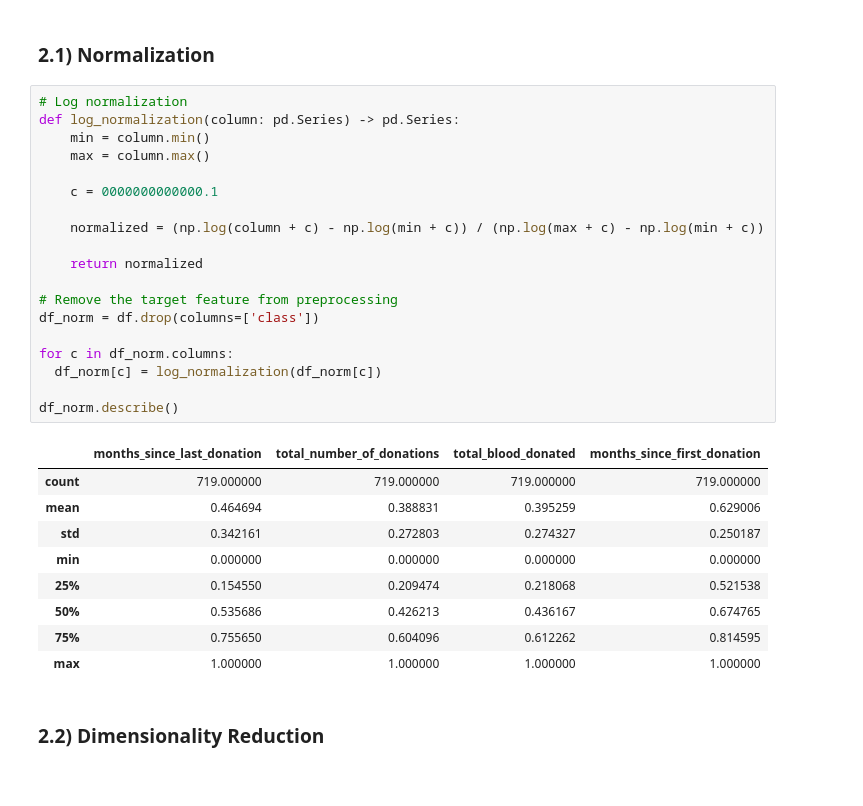
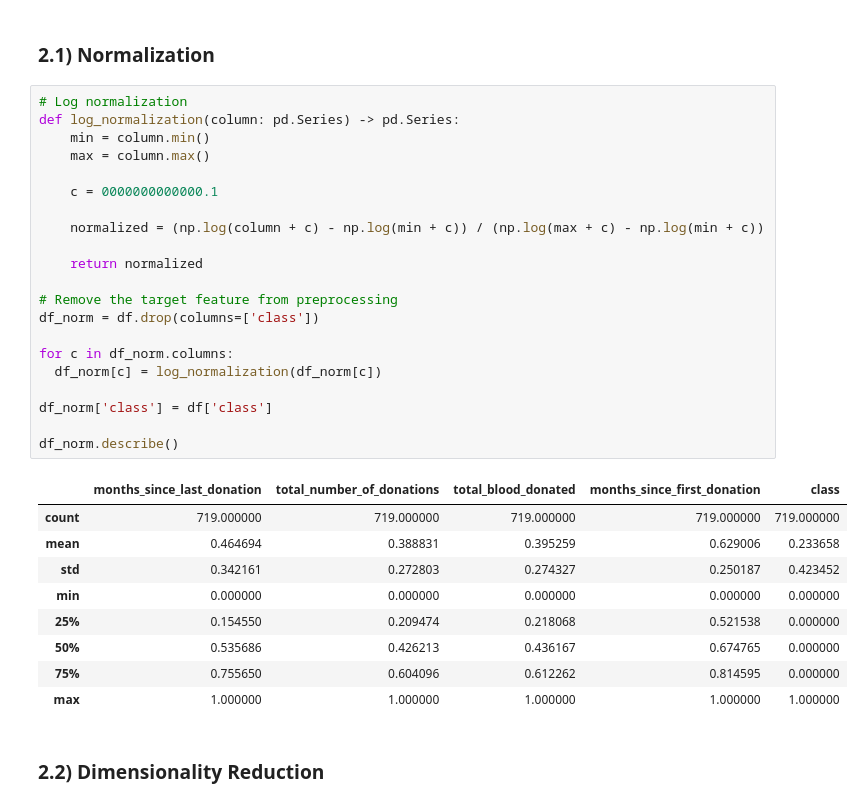
Before and after one commit to glgunderson/INFOB2DA-PA3, a Jupyter notebook: PA3_Analysis.ipynb, the cells around one changed output. Drawn from its saved outputs; the diff is of its cells as text.

```diff
--- a/PA3_Analysis.ipynb
+++ b/PA3_Analysis.ipynb
@@ -157,32 +158,34 @@ df.describe()
 # %%
 # Log normalization
 def log_normalization(column: pd.Series) -> pd.Series:
     min = column.min()
     max = column.max()
 
     c = 0000000000000.1
 
     normalized = (np.log(column + c) - np.log(min + c)) / (np.log(max + c) - np.log(min + c))
 
     return normalized
 
 # Remove the target feature from preprocessing
 df_norm = df.drop(columns=['class'])
 
 for c in df_norm.columns:
   df_norm[c] = log_normalization(df_norm[c])
 
+df_norm['class'] = df['class']
+
 df_norm.describe()
 # %% [output]
-|  | months_since_last_donation | total_number_of_donations | total_blood_donated | months_since_first_donation |
-| count | 719.000000 | 719.000000 | 719.000000 | 719.000000 |
-| mean | 0.464694 | 0.388831 | 0.395259 | 0.629006 |
-| std | 0.342161 | 0.272803 | 0.274327 | 0.250187 |
-| min | 0.000000 | 0.000000 | 0.000000 | 0.000000 |
-| 25% | 0.154550 | 0.209474 | 0.218068 | 0.521538 |
-| 50% | 0.535686 | 0.426213 | 0.436167 | 0.674765 |
-| 75% | 0.755650 | 0.604096 | 0.612262 | 0.814595 |
-| max | 1.000000 | 1.000000 | 1.000000 | 1.000000 |
+|  | months_since_last_donation | total_number_of_donations | total_blood_donated | months_since_first_donation | class |
+| count | 719.000000 | 719.000000 | 719.000000 | 719.000000 | 719.000000 |
+| mean | 0.464694 | 0.388831 | 0.395259 | 0.629006 | 0.233658 |
+| std | 0.342161 | 0.272803 | 0.274327 | 0.250187 | 0.423452 |
+| min | 0.000000 | 0.000000 | 0.000000 | 0.000000 | 0.000000 |
+| 25% | 0.154550 | 0.209474 | 0.218068 | 0.521538 | 0.000000 |
+| 50% | 0.535686 | 0.426213 | 0.436167 | 0.674765 | 0.000000 |
+| 75% | 0.755650 | 0.604096 | 0.612262 | 0.814595 | 0.000000 |
+| max | 1.000000 | 1.000000 | 1.000000 | 1.000000 | 1.000000 |
 # %% [markdown]
 ### 2.2) Dimensionality Reduction
 # %%
```
Also changed, not shown: parts of 11 cells of this notebook.
